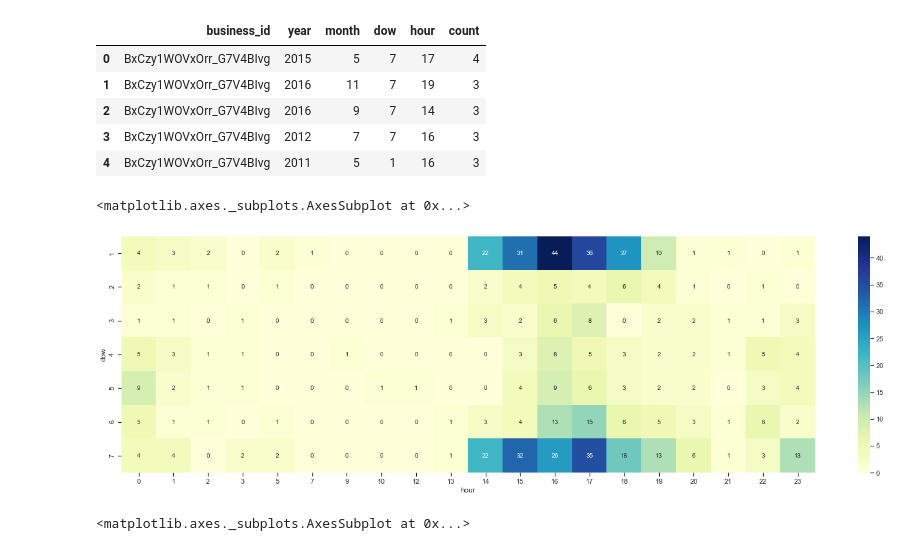
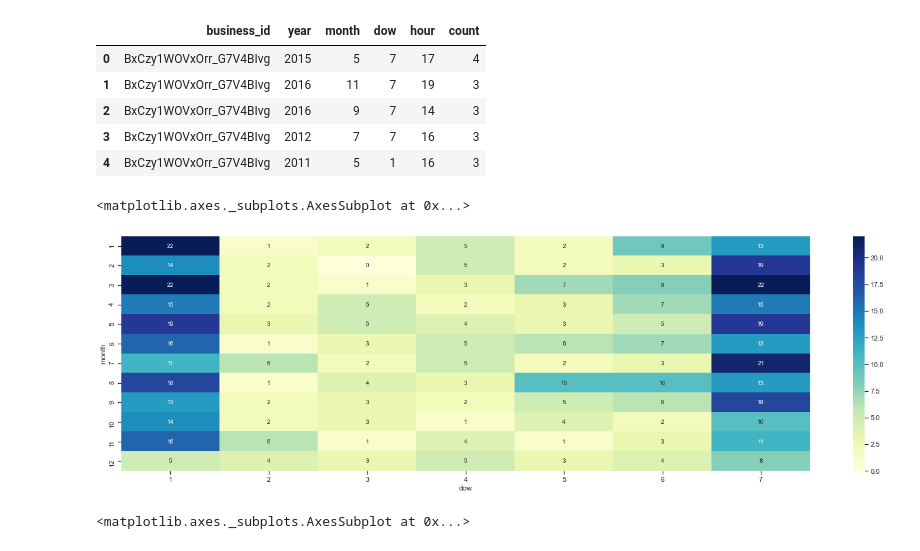
Before and after one commit to sanchezvivi/pads-yelp, a Jupyter notebook: yelp_check-ins.ipynb, the cells around one changed output. Drawn from its saved outputs; the diff is of its cells as text; code cells hidden in the pictures.

```diff
--- a/yelp_check-ins.ipynb
+++ b/yelp_check-ins.ipynb
@@ -164,7 +163,8 @@ ch1 = spark.sql('''
             DAYOFWEEK(dt) AS dow,
             MONTH(dt) AS month,
             YEAR(dt) AS year,
-            HOUR(dt) AS hour
+            HOUR(dt) AS hour,
+            DAY(dt) AS day
 
             FROM ch
 
@@ -173,12 +173,12 @@ ch1 = spark.sql('''
 ch1.createOrReplaceTempView('ch1')
 # %%
 ch2 = spark.sql('''
-            SELECT  business_id, year, month, dow, hour,
+            SELECT  business_id, year, month, dow, day,
                     COUNT(date) AS count
 
             FROM ch1
 
-            GROUP BY business_id, year, month, dow, hour
+            GROUP BY business_id, year, month, dow, day
             ORDER BY count DESC
 
             ''')
@@ -202,13 +251,13 @@ df.head()
 | 3 | BxCzy1WOVxOrr_G7V4BIvg | 2012 | 7 | 7 | 16 | 3 |
 | 4 | BxCzy1WOVxOrr_G7V4BIvg | 2011 | 5 | 1 | 16 | 3 |
 # %%
-df2 = df.groupby(['dow', 'hour'])['count'].sum().unstack('hour').fillna(0)
+df2 = df.groupby(['month','dow'])['count'].sum().unstack('dow').fillna(0)
 # %%
 plt.figure(figsize = (25,7))
-sns.heatmap(data = df2, cmap="YlGnBu", annot = True, annot_kws=annot_kws)
+sns.heatmap(data = df2, cmap="YlGnBu", annot = True)
 # %% [output]
 <matplotlib.axes._subplots.AxesSubplot at 0x...>
-[figure, old version]
+[figure, new version]
 # %%
 df.groupby(['year','month'])['count'].agg('sum').unstack('month').plot(kind = 'bar', stacked = True, figsize = (25,6))
 # %% [output]
```
Also changed, not shown: parts of 12 cells of this notebook, 1 other file.
